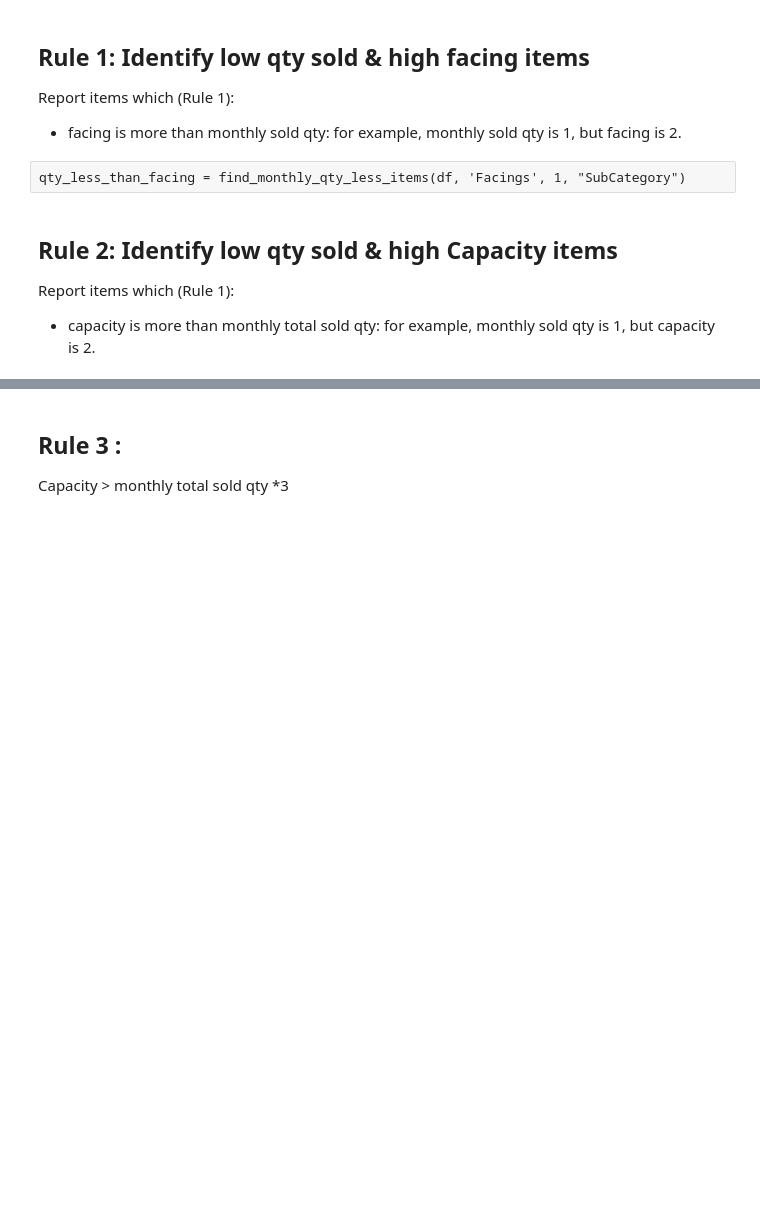
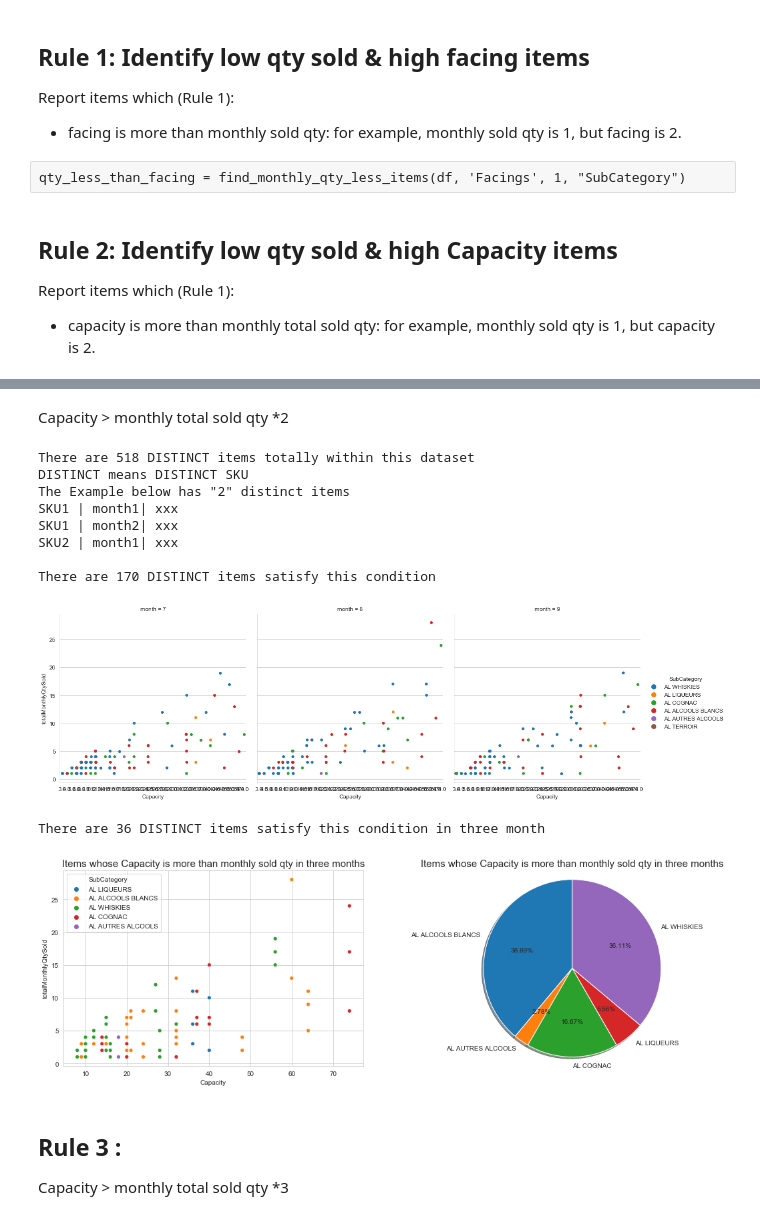
Before and after one commit to YiranJing/Lagardere_CommercialAnalysis, a Jupyter notebook: InventoryOptimization/notebook/CheckItems_bySubCategory.ipynb, the cells around one changed output, grey strips where cells are left out. Saved outputs shown, nothing was run; the diff lists cells and outputs as text; code cells hidden in the pictures; blank space fills up the shorter version.

```diff
--- a/InventoryOptimization/notebook/CheckItems_bySubCategory.ipynb
+++ b/InventoryOptimization/notebook/CheckItems_bySubCategory.ipynb
@@ -171,4 +192,20 @@ qty_less_than_capacity.select('SKU', 'SubCategory', "Facings",'Capacity','Classi
 only showing top 3 rows
+# %% [markdown]
+Capacity > monthly total sold qty *2
+# %%
+qty_less_than_capacity2, full_month_items_capacity2 = find_monthly_qty_less_items(df, 'Capacity', 2,"SubCategory")
+# %% [output]
+There are 518 DISTINCT items totally within this dataset
+DISTINCT means DISTINCT SKU
+The Example below has "2" distinct items
+SKU1 | month1| xxx
+SKU1 | month2| xxx
+SKU2 | month1| xxx
+
+There are 170 DISTINCT items satisfy this condition
+[figure, added]
+There are 36 DISTINCT items satisfy this condition in three month
+[figure, added]
 # %% [markdown]
 ## Rule 3 :
 Capacity > monthly total sold qty *3
```
Also changed, not shown: parts of 15 cells of this notebook, 1 other file.
